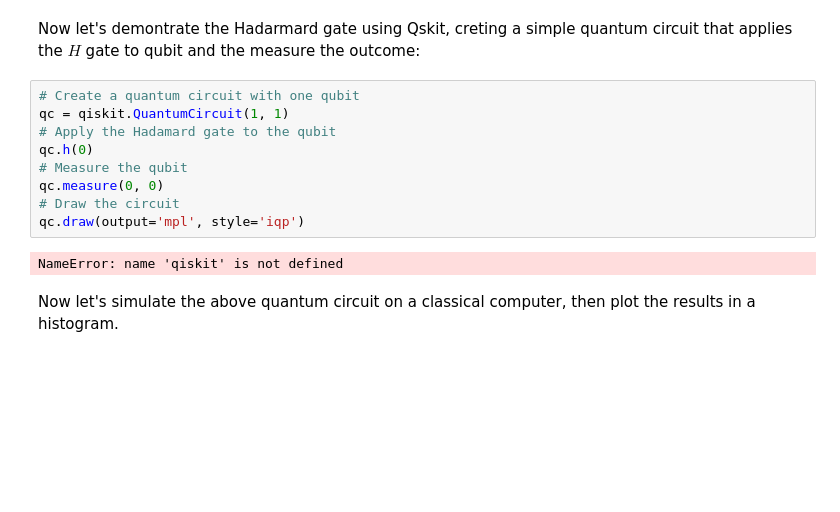
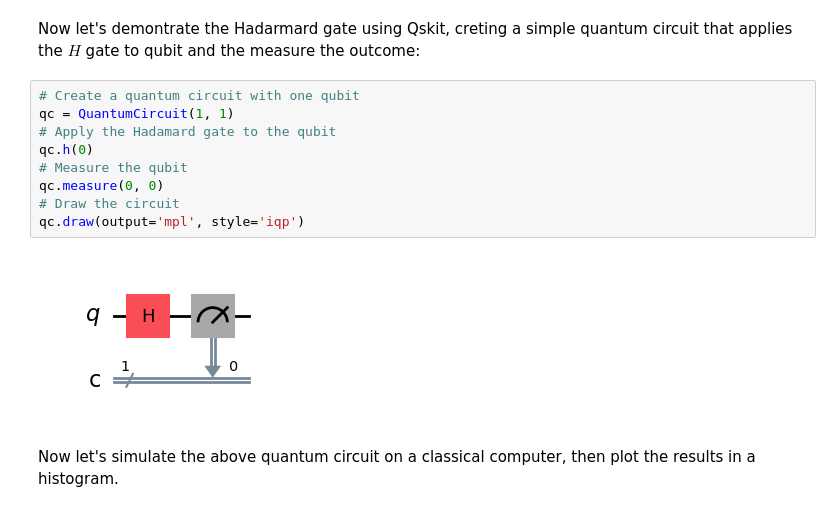
Before and after one commit to rodAlm08/emerging_tech_repo, a Jupyter notebook: project.ipynb, the cells around one changed output. Saved outputs shown, nothing was run; the diff lists cells and outputs as text; blank space fills up the shorter version.

```diff
--- a/project.ipynb
+++ b/project.ipynb
@@ -264,15 +264,15 @@ $$ I = \begin{bmatrix} 1 & 0 \\ 0 & 1 \end{bmatrix} $$
 Now let's demontrate the Hadarmard gate using Qskit, creting a simple quantum circuit that applies the $H$ gate to  qubit and the measure the outcome:
 # %%
 # Create a quantum circuit with one qubit
-qc = qiskit.QuantumCircuit(1, 1)
+qc = QuantumCircuit(1, 1)
 # Apply the Hadamard gate to the qubit
 qc.h(0)
 # Measure the qubit
 qc.measure(0, 0)
 # Draw the circuit
 qc.draw(output='mpl', style='iqp')
 # %% [output]
-NameError: name 'qiskit' is not defined
+[figure, added]
 # %% [markdown]
 Now let's simulate the above quantum circuit on a classical computer, then plot the results in a histogram.
 # %%
```
Also changed, not shown: parts of 31 cells of this notebook.
